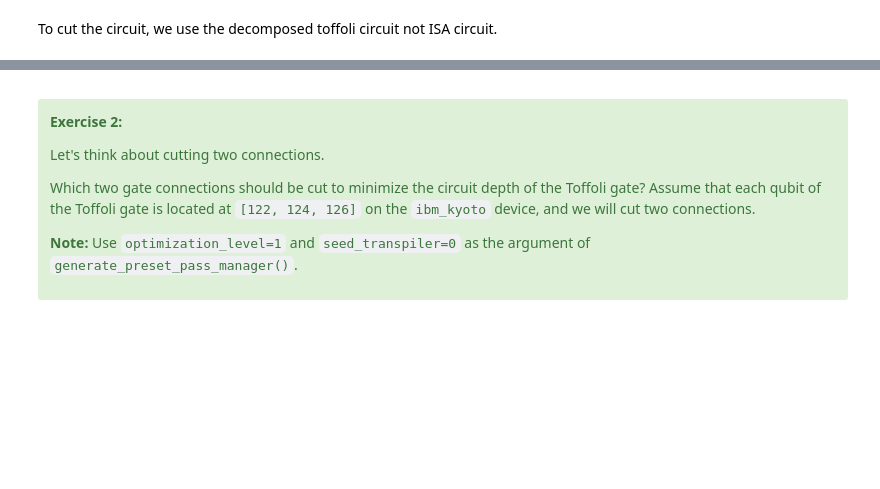
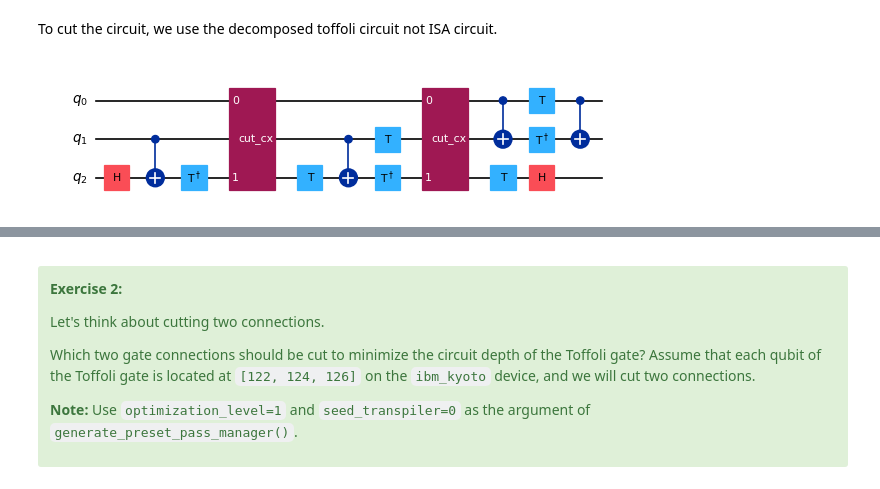
Before and after one commit to martinzf/IBM_QUANTUM_CHALLENGE, a Jupyter notebook: lab-3/lab-3-circuit-knitting.ipynb, the cells around one changed output, grey strips where cells are left out. Cells and saved outputs as stored; diff of their text form; code cells hidden in the pictures; blank space fills up the shorter version.

```diff
--- a/lab-3/lab-3-circuit-knitting.ipynb
+++ b/lab-3/lab-3-circuit-knitting.ipynb
@@ -229,23 +251,26 @@ To cut the circuit, we use the decomposed toffoli circuit not ISA circuit.
 # %%
 # To know the depth using circuit cutting
 
 # Decompose the toffoli circuit
 toffoli_ = toffoli.decompose()
 
 ### Write your code below here ###
 # Find the indices of the distant gates
-gates_connecting_to_cut = {} # Hint: Expected type: set {int, int}. Docs: https://docs.python.org/3/tutorial/datastructures.html#sets
+gates_connecting_to_cut = {0, 2} # Hint: Expected type: set {int, int}. Docs: https://docs.python.org/3/tutorial/datastructures.html#sets
 
-cut_indices =
+cut_indices = [
+    i
+    for i, instruction in enumerate(toffoli_.data)
+    if {toffoli_.find_bit(q)[0] for q in instruction.qubits} == gates_connecting_to_cut
+]
 
 # Decompose distant CNOTs into TwoQubitQPDGate instances
-
-
-
+qpd_circuit, bases = cut_gates(toffoli_, cut_indices)
 
 ### Don't change any code past this line ###
-
 qpd_circuit.draw("mpl", scale=0.6)
+# %% [output]
+[figure, added]
 # %%
 # set the observables
 observable = SparsePauliOp(["ZZZ"])
```
Also changed, not shown: parts of 19 cells of this notebook, 5 other files.
